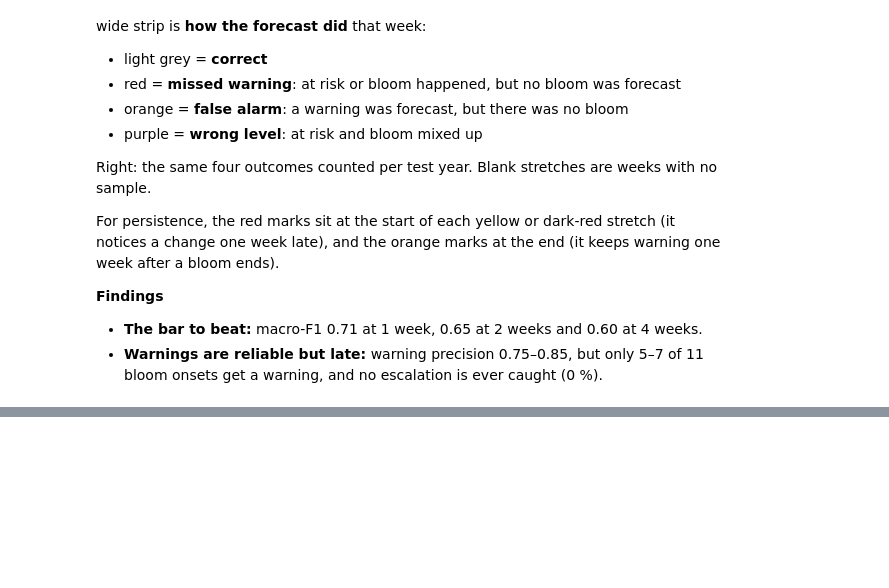
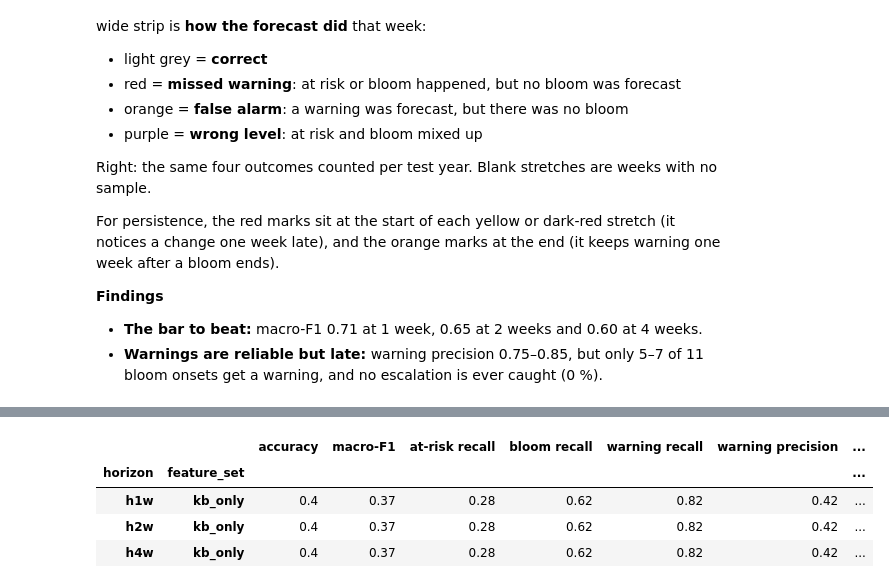
Before and after one commit to Break-Through-Tech/Biointerphase-1A-forecasting-harmful-algal-bloom-risk, a Jupyter notebook: models/notebooks/03_models.ipynb, the cells around one changed output, grey strips where cells are left out. Cells and saved outputs as stored; diff of their text form; code cells hidden in the pictures; blank space fills up the shorter version.

```diff
--- a/models/notebooks/03_models.ipynb
+++ b/models/notebooks/03_models.ipynb
@@ -344,0 +352,8 @@ For persistence, the red marks sit at the start of each yellow or dark-red stret
+# %%
+model_table("seasonal_climatology")
+# %% [output]
+|  |  | accuracy | macro-F1 | at-risk recall | bloom recall | warning recall | warning precision | ... |
+| horizon | feature_set |  |  |  |  |  |  | ... |
+| h1w | kb_only | 0.4 | 0.37 | 0.28 | 0.62 | 0.82 | 0.42 | ... |
+| h2w | kb_only | 0.4 | 0.37 | 0.28 | 0.62 | 0.82 | 0.42 | ... |
+| h4w | kb_only | 0.4 | 0.37 | 0.28 | 0.62 | 0.82 | 0.42 | ... |
```
Also changed, not shown: parts of 6 cells of this notebook, 29 other files.
